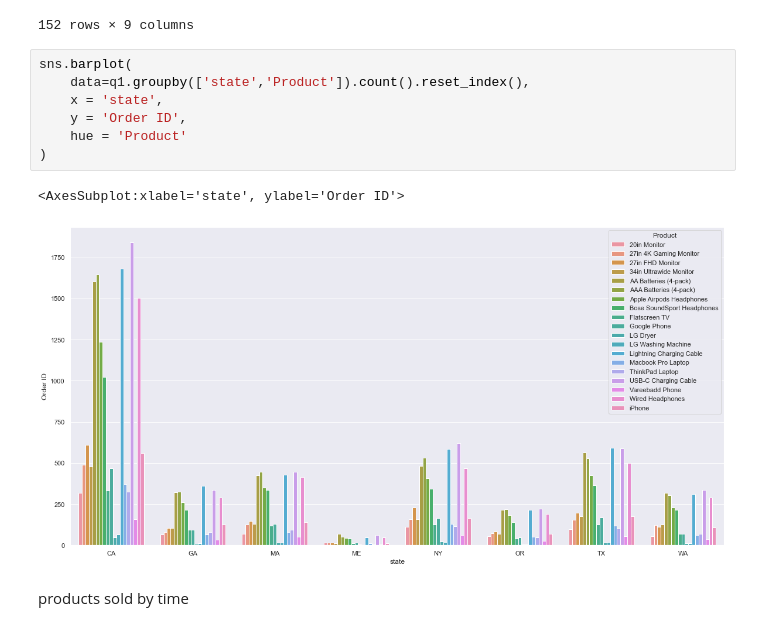
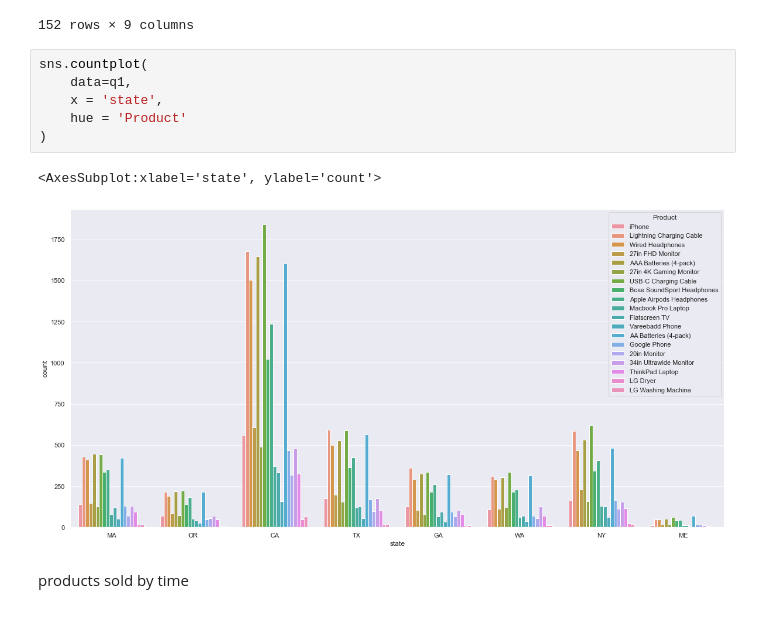
Before and after one commit to bejarrodar/GroupProject3, a Jupyter notebook: quarter1.ipynb, the cells around one changed output. Drawn from its saved outputs; the diff is of its cells as text.

```diff
--- a/quarter1.ipynb
+++ b/quarter1.ipynb
@@ -274,15 +285,14 @@ q1.groupby(['state','Product']).count()
 |  | iPhone | 109 | 109 | 109 | 109 | 109 | 109 | 109 | ... |
 152 rows × 9 columns
 # %%
-sns.barplot(
-    data=q1.groupby(['state','Product']).count().reset_index(),
+sns.countplot(
+    data=q1,
     x = 'state',
-    y = 'Order ID',
     hue = 'Product'
 )
 # %% [output]
-<AxesSubplot:xlabel='state', ylabel='Order ID'>
+<AxesSubplot:xlabel='state', ylabel='count'>
-[figure, old version]
+[figure, new version]
 # %% [markdown]
 products sold by time
 # %%
```
Also changed, not shown: parts of 8 cells of this notebook.
